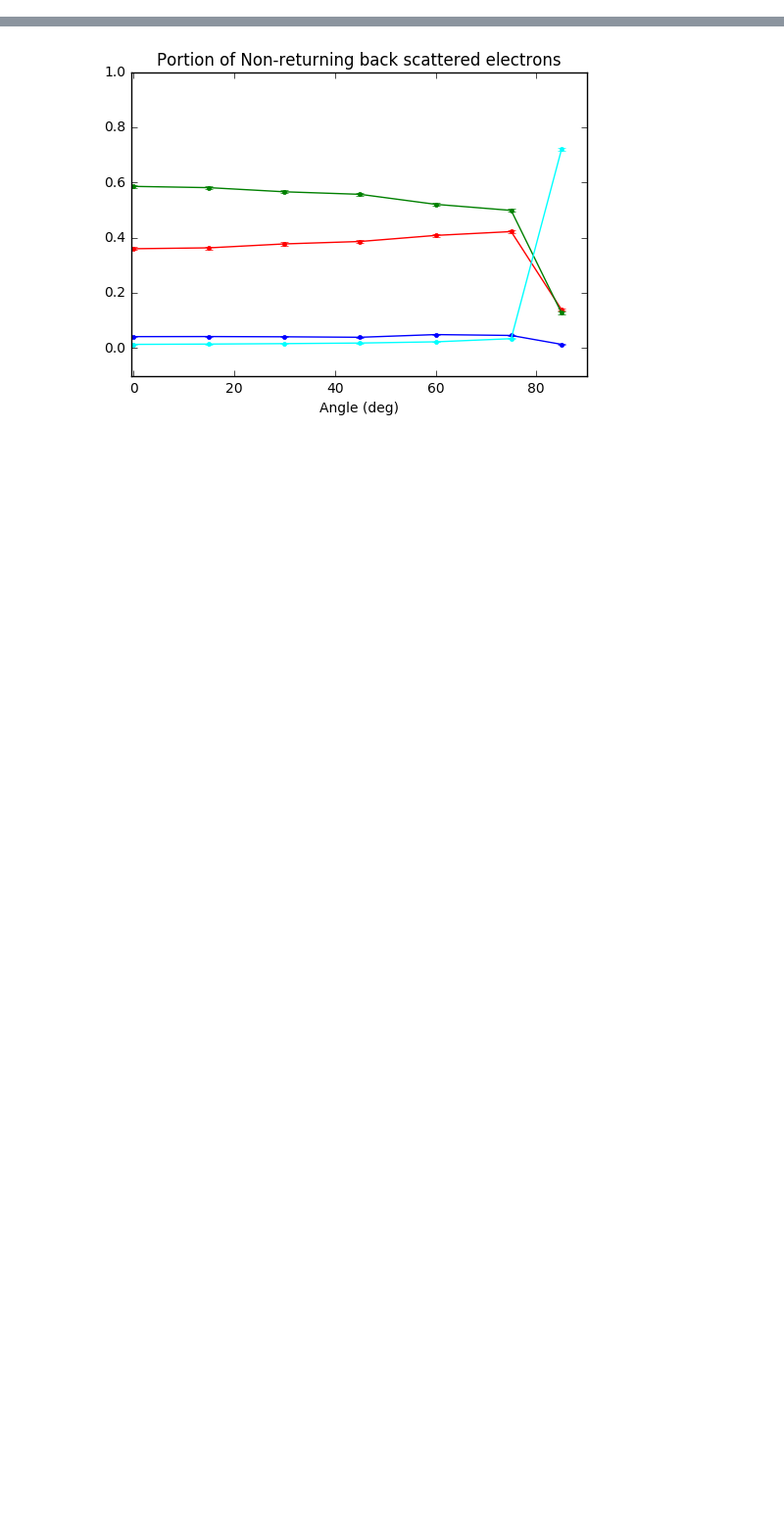
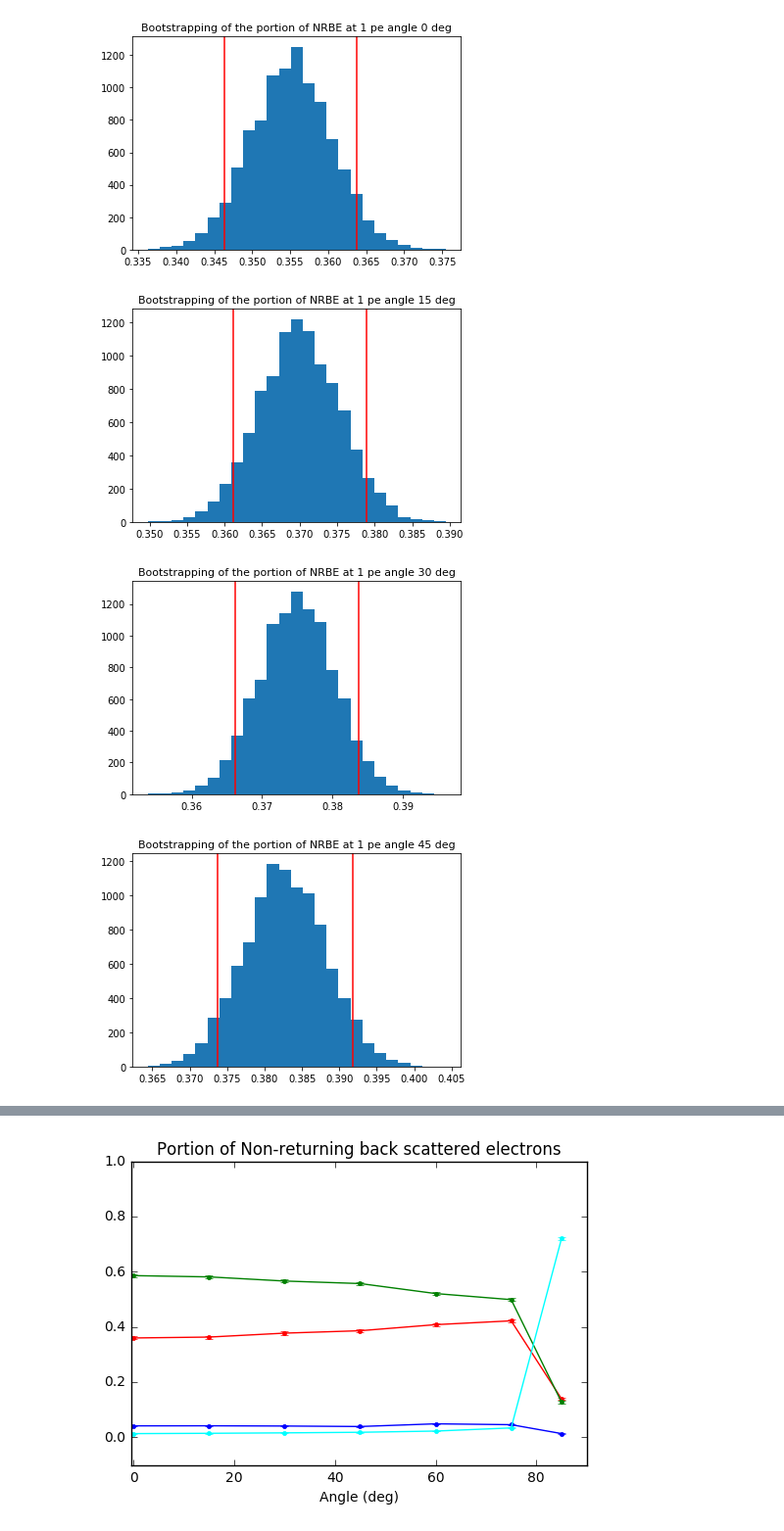
Before and after one commit to valerioda/abalone, a Jupyter notebook: simulation_analysis/ABALONE_SiPM_readout.ipynb, the cells around one changed output, grey strips where cells are left out. Shown at 98% size. Drawn from its saved outputs; the diff is of its cells as text; code cells hidden in the pictures; blank space fills up the shorter version.

```diff
--- a/simulation_analysis/ABALONE_SiPM_readout.ipynb
+++ b/simulation_analysis/ABALONE_SiPM_readout.ipynb
@@ -414,6 +175,10 @@ Portion of undetected electrons 0.020202020202020204
 # %%
-def e_stat_bootstrap(obj):
-    e_stat = obj.e_stat
+def e_stat_bootstrap(PE=1,angle=0):
+    e_stat = np.load(f'electron_counts/electron_count_{PE}PE_{angle}angle.npy')
+    e_ID = np.load(f'electron_counts/electron_count_event_{PE}PE_{angle}angle.npy')
+    area_collection = np.load(f'electron_counts/electron_count_area_{PE}PE_{angle}angle.npy')
+    Edep_dist = np.load(f'electron_counts/electron_count_energy_{PE}PE_{angle}angle.npy')
+
     s = np.ones(e_stat[0])
     r = np.ones(e_stat[1])*2
     nr = np.ones(e_stat[2])*3
@@ -447,12 +212,12 @@ def e_stat_bootstrap(obj):
     plt.hist(bootstrap_nr_portion,bins=25)
     plt.axvline(bootstrap_nr_sorted[int(bootstrap_trials*0.05)],color='r')
     plt.axvline(bootstrap_nr_sorted[int(bootstrap_trials*0.95)],color='r')
-    plt.title("Bootstrapping of the portion of NRBE at " + str(obj.pe) + " pe angle "+str(obj.angle)+" deg",fontsize=11)
-    path = save_path+"plots/NRBE/"
+    plt.title("Bootstrapping of the portion of NRBE at " + str(PE) + " pe angle "+str(angle)+" deg",fontsize=11)
+    path = "./plots/NRBE/"
     if not os.path.exists(path):
         os.makedirs(path)
 
-    plt.savefig(path+str(obj.pe)+"_pe_angle_"+str(obj.angle))
+    plt.savefig(path+str(PE)+"_pe_angle_"+str(angle))
     plt.show()
 
     nr_stat = [np.median(bootstrap_nr_portion),bootstrap_nr_sorted[int(bootstrap_trials*0.05)],\
@@ -482,0 +232,13 @@ stat_1_85=e_stat_bootstrap(pe1_ang85)
+# %%
+stat_1_0=e_stat_bootstrap(PE=1,angle=0)
+stat_1_15=e_stat_bootstrap(PE=1,angle=15)
+stat_1_30=e_stat_bootstrap(PE=1,angle=30)
+stat_1_45=e_stat_bootstrap(PE=1,angle=45)
+stat_1_60=e_stat_bootstrap(PE=1,angle=60)
+stat_1_75=e_stat_bootstrap(PE=1,angle=75)
+stat_1_85=e_stat_bootstrap(PE=1,angle=85)
+# %% [output]
+[figure, added]
+[figure, added]
+[figure, added]
+[figure, added]
```
Also changed, not shown: parts of 10 cells of this notebook, 56 other files.
